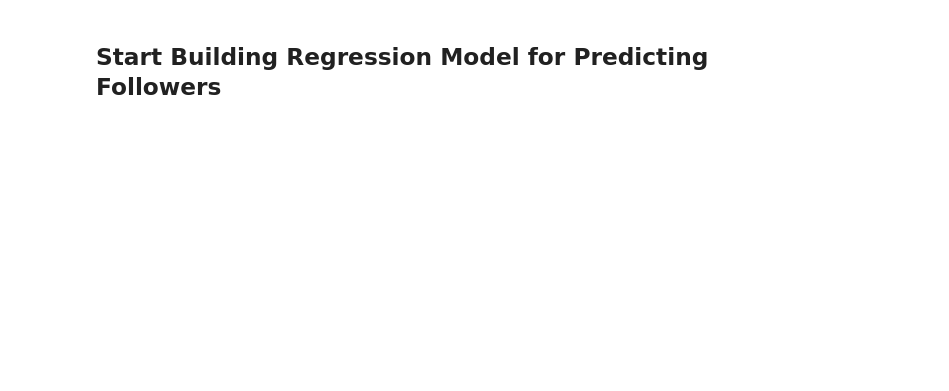
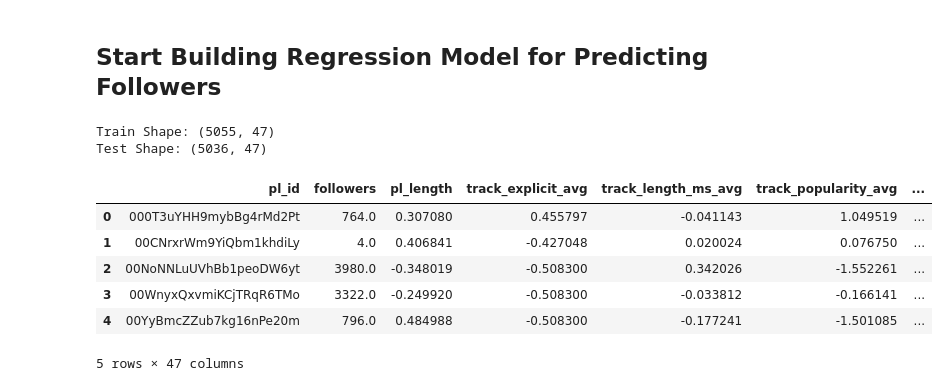
Before and after one commit to dhnightingale/spotify-cs109, a Jupyter notebook: Spotify Data Analysis.ipynb, the cells around one changed output. Saved outputs shown, nothing was run; the diff lists cells and outputs as text; code cells hidden in the pictures; blank space fills up the shorter version.

```diff
--- a/Spotify Data Analysis.ipynb
+++ b/Spotify Data Analysis.ipynb
@@ -410,22 +478,32 @@ ax.legend(loc='best')
 # %%
 # Split the dataset into train and test datasets
 np.random.seed(9001)
 msk = np.random.rand(len(playlist_data)) < 0.5
 train = playlist_data[msk]
 test = playlist_data[~msk]
 
 train = train.reset_index(drop=True)
 test = test.reset_index(drop=True)
 
 print("Train Shape:", train.shape)
 print("Test Shape:", test.shape)
 
 # Standardize Continuous Predictors
-col_stand = np.concatenate((train.columns[2:-5], train.columns[-2:]))
+col_stand = np.concatenate((train.columns[2:30], train.columns[33:45]))
 test[col_stand] = (test[col_stand] - train[col_stand].mean()) / train[col_stand].std()
 train[col_stand] = (train[col_stand] - train[col_stand].mean()) / train[col_stand].std()
 
 train.head()
+# %% [output]
+Train Shape: (5055, 47)
+Test Shape: (5036, 47)
+|  | pl_id | followers | pl_length | track_explicit_avg | track_length_ms_avg | track_popularity_avg | ... |
+| 0 | 000T3uYHH9mybBg4rMd2Pt | 764.0 | 0.307080 | 0.455797 | -0.041143 | 1.049519 | ... |
+| 1 | 00CNrxrWm9YiQbm1khdiLy | 4.0 | 0.406841 | -0.427048 | 0.020024 | 0.076750 | ... |
+| 2 | 00NoNNLuUVhBb1peoDW6yt | 3980.0 | -0.348019 | -0.508300 | 0.342026 | -1.552261 | ... |
+| 3 | 00WnyxQxvmiKCjTRqR6TMo | 3322.0 | -0.249920 | -0.508300 | -0.033812 | -0.166141 | ... |
+| 4 | 00YyBmcZZub7kg16nPe20m | 796.0 | 0.484988 | -0.508300 | -0.177241 | -1.501085 | ... |
+5 rows × 47 columns
 # %%
 # Try a basic linear regression
 
```
Also changed, not shown: parts of 16 cells of this notebook.
